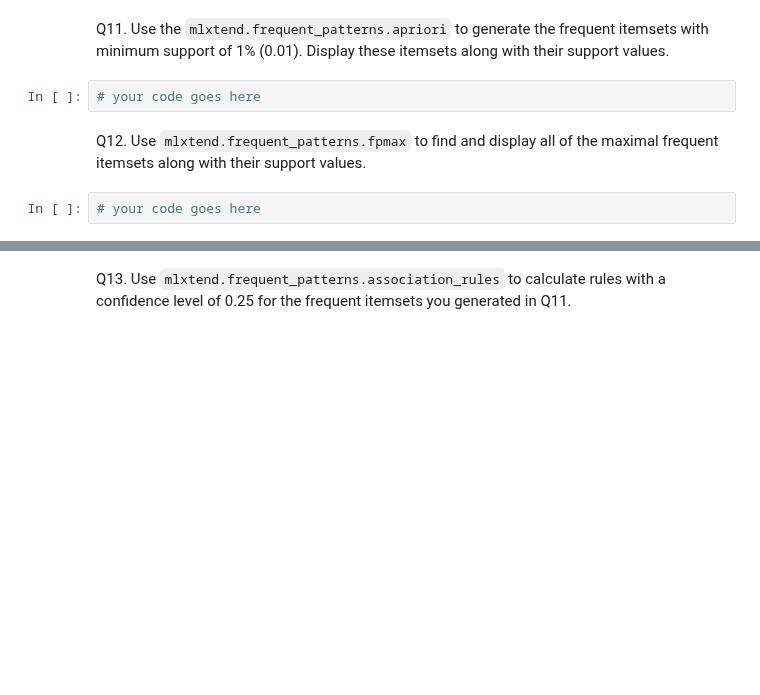
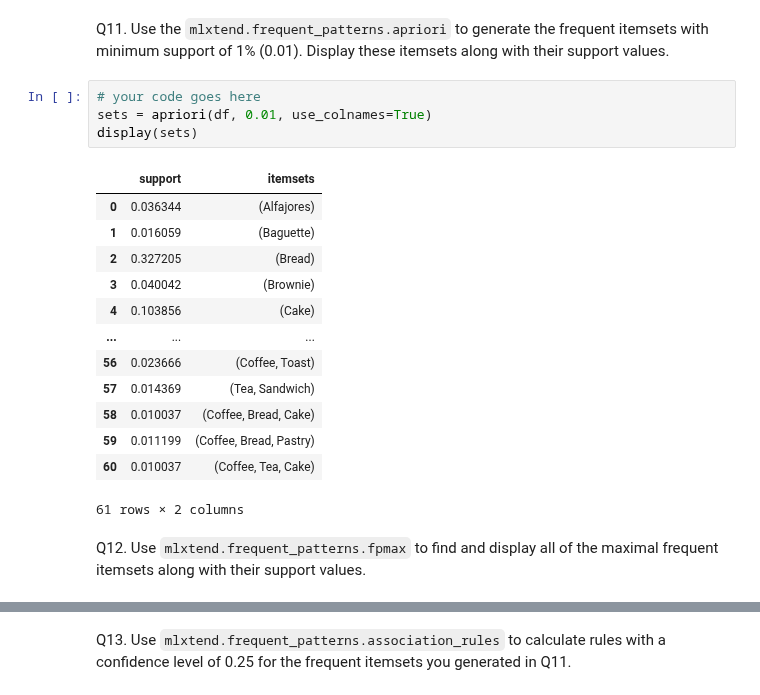
Before and after one commit to aJimenez19037/CS363M-HW, a Jupyter notebook: HW6/HW 6 - Q-Learning & Association Analysis.ipynb, the cells around one changed output, grey strips where cells are left out. Saved outputs shown, nothing was run; the diff lists cells and outputs as text; blank space fills up the shorter version.

```diff
--- a/HW6/HW 6 - Q-Learning & Association Analysis.ipynb
+++ b/HW6/HW 6 - Q-Learning & Association Analysis.ipynb
@@ -475,7 +592,21 @@ Q10. Convert the encoded numpy array from the previous question (part a) into a
 Q11. Use the `mlxtend.frequent_patterns.apriori` to generate the frequent itemsets with minimum support of 1% (0.01). Display these itemsets along with their support values.
 # %%
 # your code goes here
+sets = apriori(df, 0.01, use_colnames=True)
+display(sets)
+# %% [output]
+|  | support | itemsets |
+| 0 | 0.036344 | (Alfajores) |
+| 1 | 0.016059 | (Baguette) |
+| 2 | 0.327205 | (Bread) |
+| 3 | 0.040042 | (Brownie) |
+| 4 | 0.103856 | (Cake) |
+| ... | ... | ... |
+| 56 | 0.023666 | (Coffee, Toast) |
+| 57 | 0.014369 | (Tea, Sandwich) |
+| 58 | 0.010037 | (Coffee, Bread, Cake) |
+| 59 | 0.011199 | (Coffee, Bread, Pastry) |
+| 60 | 0.010037 | (Coffee, Tea, Cake) |
+61 rows × 2 columns
 # %% [markdown]
 Q12. Use `mlxtend.frequent_patterns.fpmax` to find and display all of the maximal frequent itemsets along with their support values.
-# %%
-# your code goes here
```
Also changed, not shown: parts of 12 cells of this notebook.
